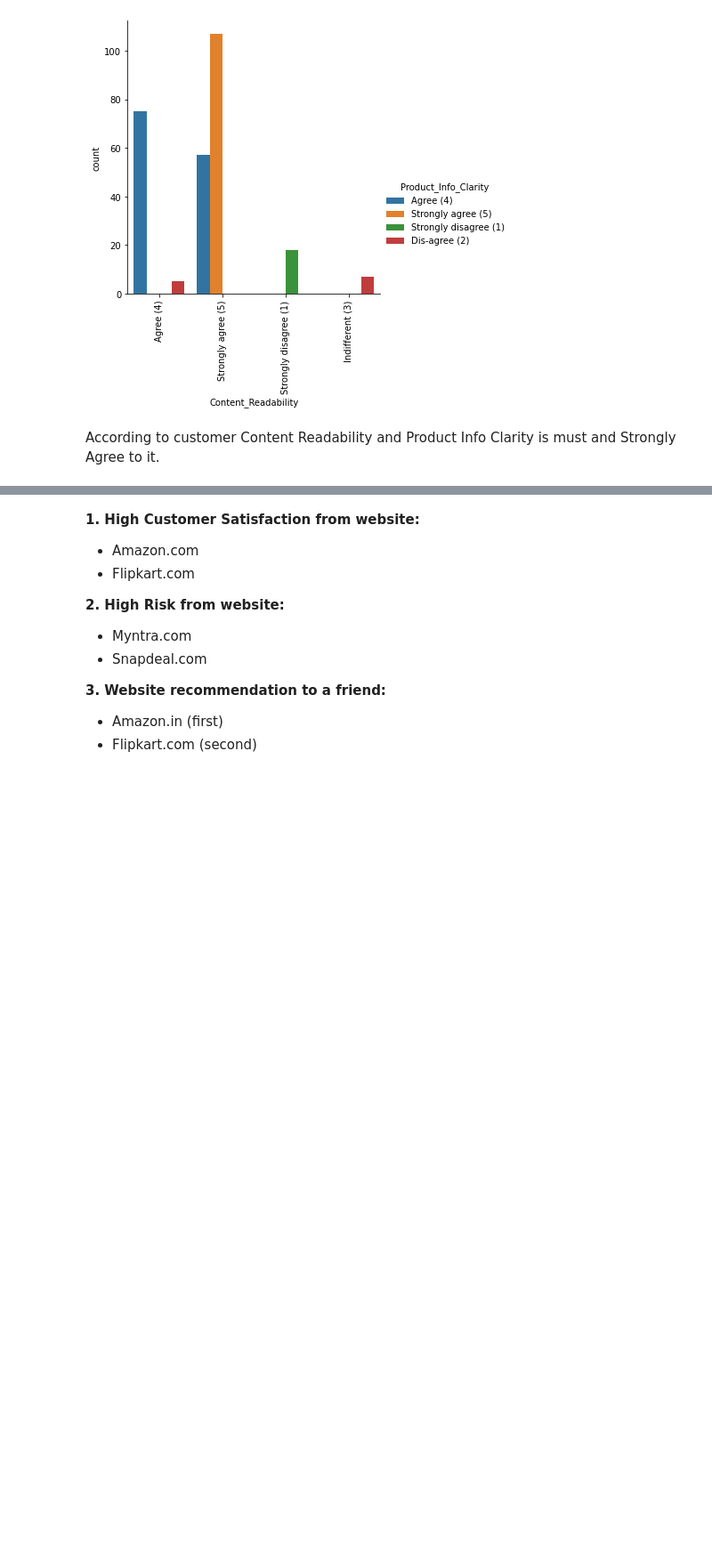
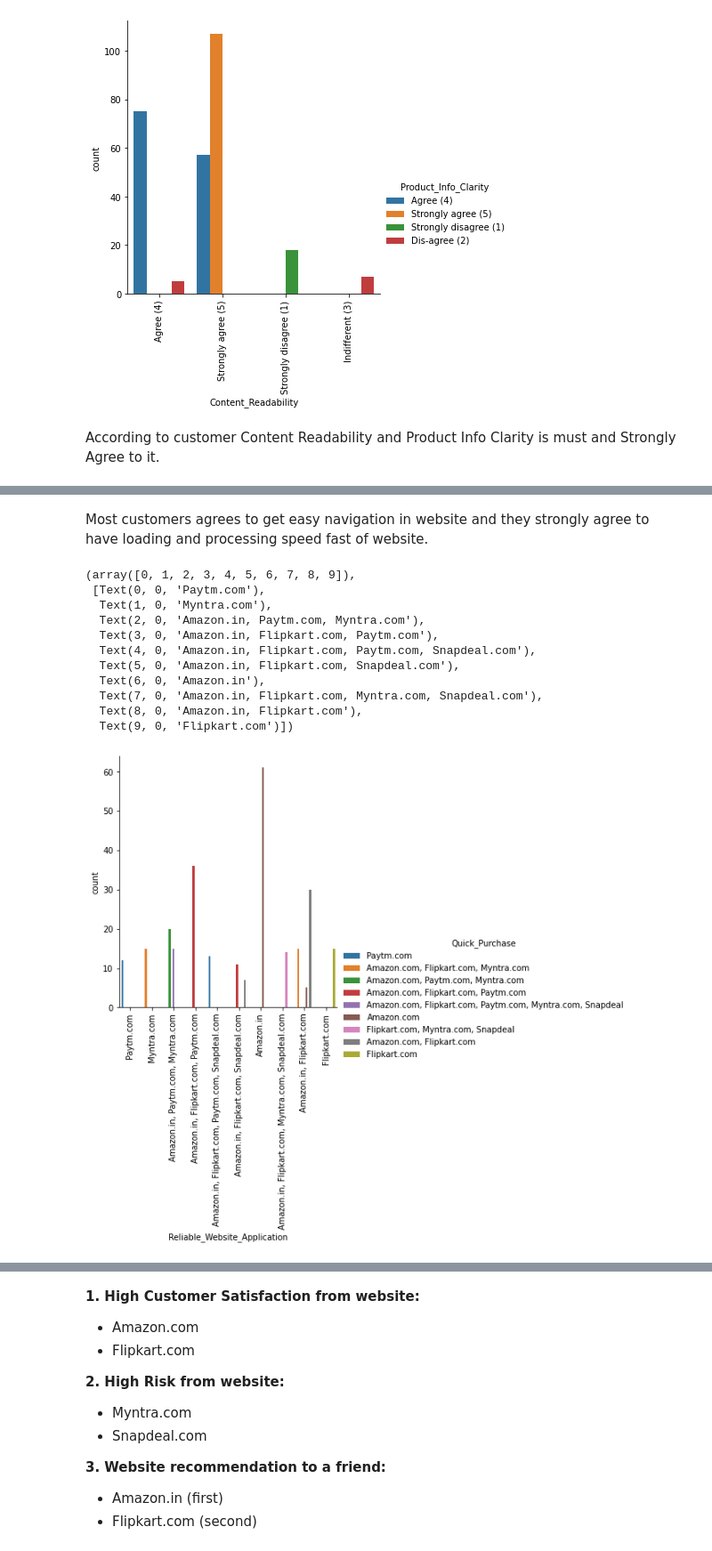
Before and after one commit to ArchanaKumari846/Internship, a Jupyter notebook: Project/Customer_Retention_Dataset.ipynb, the cells around one changed output, grey strips where cells are left out. Shown at 89% size. Saved outputs shown, nothing was run; the diff lists cells and outputs as text; code cells hidden in the pictures; blank space fills up the shorter version.

```diff
--- a/Project/Customer_Retention_Dataset.ipynb
+++ b/Project/Customer_Retention_Dataset.ipynb
@@ -2029,0 +2044,19 @@ Product Categories and Relevant Product Information is must, according to custom
+# %% [markdown]
+Most customers agrees to get easy navigation in website and they strongly agree to have loading and processing speed fast of website.
+# %%
+#factorplot for comparision between "Reliable_Website_Application" and "Quick_Purchase" column
+sns.factorplot("Reliable_Website_Application", hue="Quick_Purchase", data=retention, kind='count')
+plt.xticks(rotation=90)
+# %% [output]
+(array([0, 1, 2, 3, 4, 5, 6, 7, 8, 9]),
+ [Text(0, 0, 'Paytm.com'),
+  Text(1, 0, 'Myntra.com'),
+  Text(2, 0, 'Amazon.in, Paytm.com, Myntra.com'),
+  Text(3, 0, 'Amazon.in, Flipkart.com, Paytm.com'),
+  Text(4, 0, 'Amazon.in, Flipkart.com, Paytm.com, Snapdeal.com'),
+  Text(5, 0, 'Amazon.in, Flipkart.com, Snapdeal.com'),
+  Text(6, 0, 'Amazon.in'),
+  Text(7, 0, 'Amazon.in, Flipkart.com, Myntra.com, Snapdeal.com'),
+  Text(8, 0, 'Amazon.in, Flipkart.com'),
+  Text(9, 0, 'Flipkart.com')])
+[figure, added]
```
Also changed, not shown: parts of 12 cells of this notebook.
